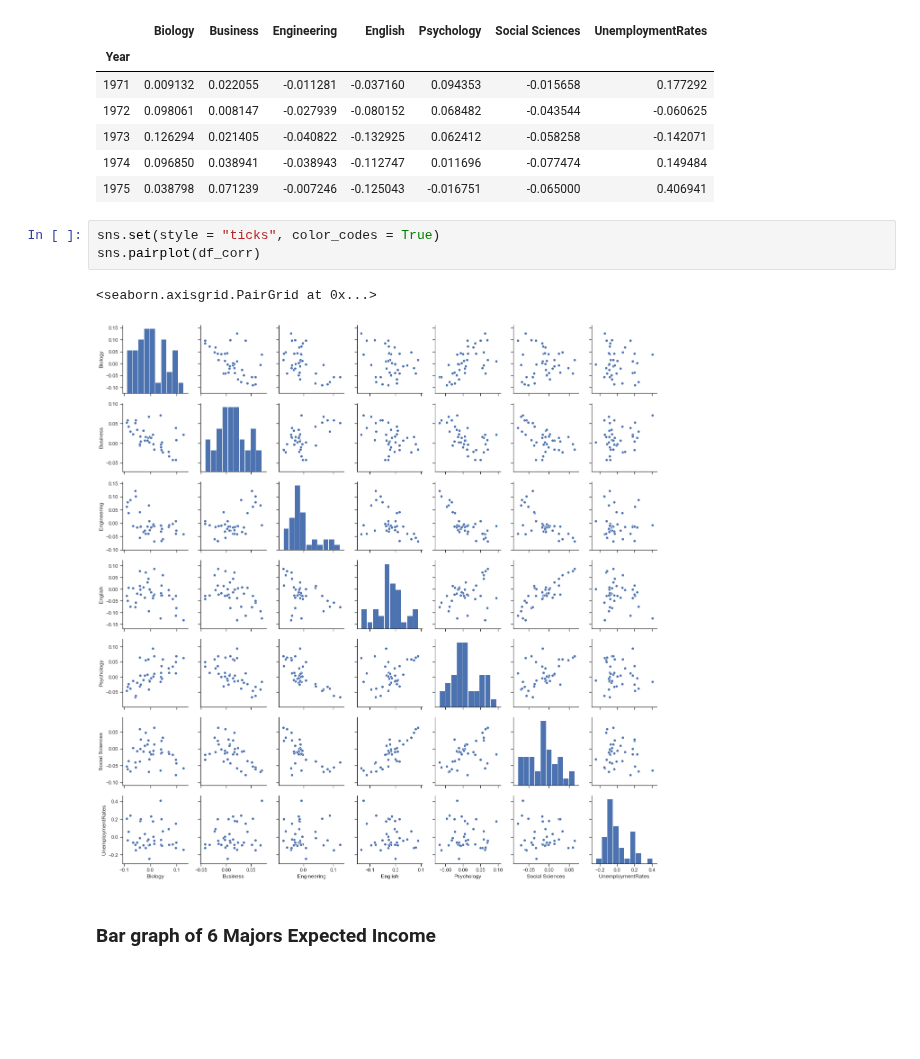
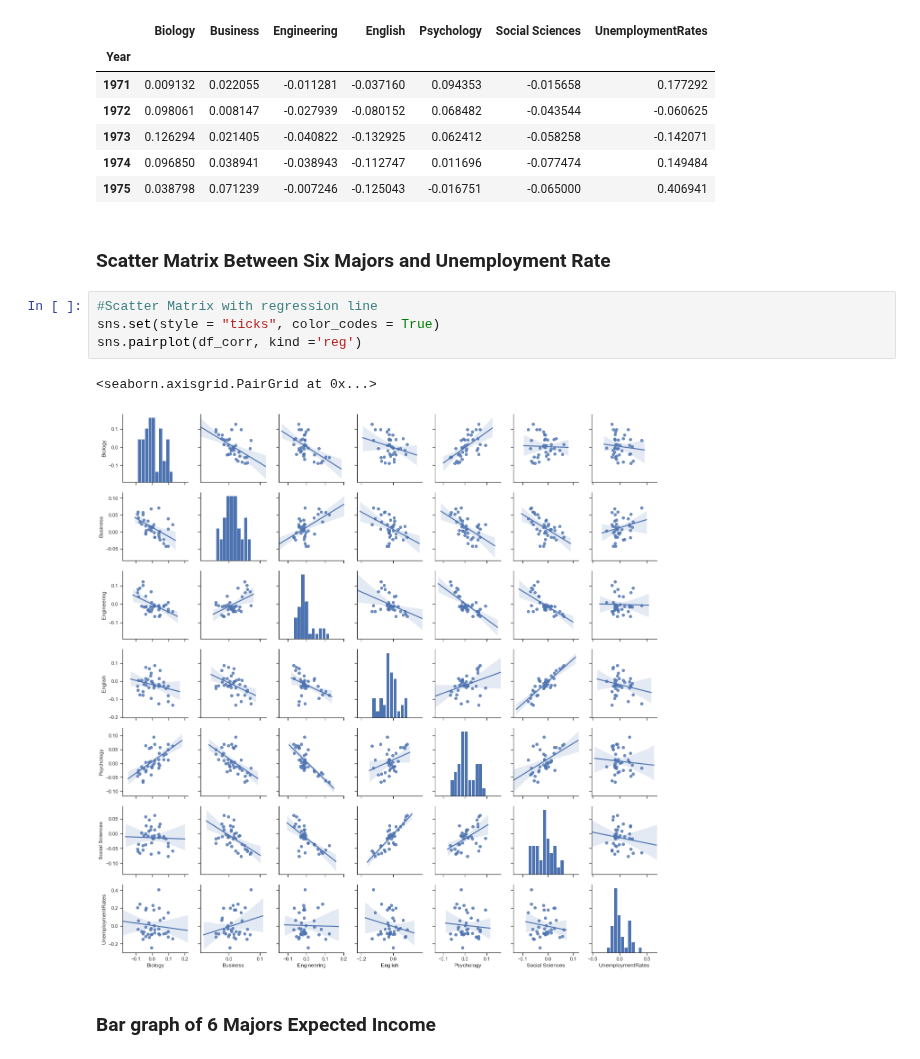
Before and after one commit to COGS108/group027, a Jupyter notebook: FinalProject.ipynb, the cells around one changed output. Cells and saved outputs as stored; diff of their text form; blank space fills up the shorter version.

```diff
--- a/FinalProject.ipynb
+++ b/FinalProject.ipynb
@@ -450,12 +442,15 @@ df_corr.head()
 | 1973 | 0.126294 | 0.021405 | -0.040822 | -0.132925 | 0.062412 | -0.058258 | -0.142071 |
 | 1974 | 0.096850 | 0.038941 | -0.038943 | -0.112747 | 0.011696 | -0.077474 | 0.149484 |
 | 1975 | 0.038798 | 0.071239 | -0.007246 | -0.125043 | -0.016751 | -0.065000 | 0.406941 |
+# %% [markdown]
+### Scatter Matrix Between Six Majors and Unemployment Rate
 # %%
+#Scatter Matrix with regression line
 sns.set(style = "ticks", color_codes = True)
-sns.pairplot(df_corr)
+sns.pairplot(df_corr, kind ='reg')
 # %% [output]
 <seaborn.axisgrid.PairGrid at 0x...>
-[figure, old version]
+[figure, new version]
 # %% [markdown]
 ### Bar graph of 6 Majors Expected Income
 # %%
```
Also changed, not shown: parts of 5 cells of this notebook.
